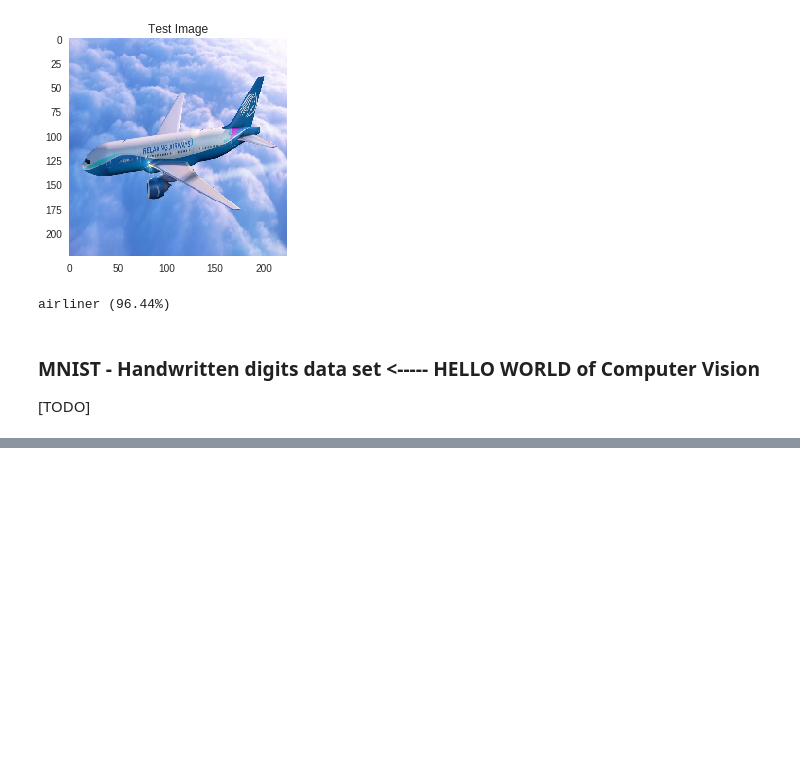
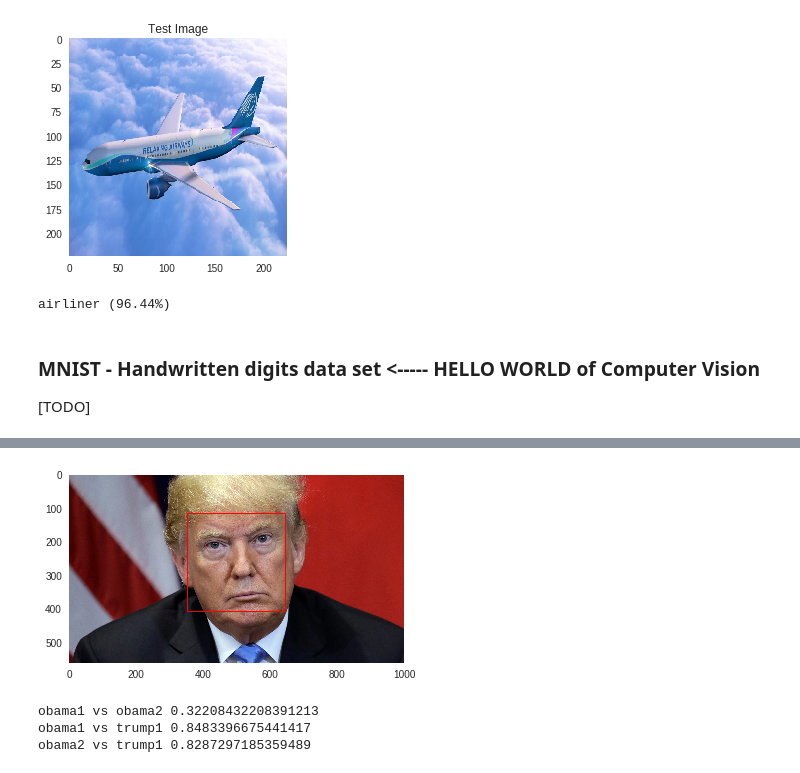
Before and after one commit to ksachdeva/ml-in-hurry, a Jupyter notebook: Machine_Learning_In_Hurry.ipynb, the cells around one changed output, grey strips where cells are left out. Saved outputs shown, nothing was run; the diff lists cells and outputs as text; code cells hidden in the pictures; blank space fills up the shorter version.

```diff
--- a/Machine_Learning_In_Hurry.ipynb
+++ b/Machine_Learning_In_Hurry.ipynb
@@ -836,0 +854,43 @@ This is one of the most exciting application of computer vision. It tries to add
+# %%
+import dlib
+from PIL import Image
+import matplotlib.pyplot as plt
+%matplotlib inline
+from matplotlib.patches import Rectangle
+
+def display_image_with_bbox(image_path, bbox):
+    img = Image.open(image_path)
+    fig = plt.figure()
+    plt.imshow(img)
+
+    ax = plt.gca()
+
+    left, top, width, height = bbox[0], bbox[1], bbox[2], bbox[3]
+
+    # Create a Rectangle patch
+    rect = Rectangle((left,top),width,height,linewidth=1,edgecolor='r',facecolor='none')
+
+    # Add the patch to the Axes
+    ax.add_patch(rect)
+    plt.grid(False)
+    plt.show()
+
+def build_models_for_inference():
+  detector = dlib.cnn_face_detection_model_v1("mmod_human_face_detector.dat")
+  sp = dlib.shape_predictor("shape_predictor_5_face_landmarks.dat")
+  facerec = dlib.face_recognition_model_v1("dlib_face_recognition_resnet_model_v1.dat")
+
+  return detector, sp, facerec
+
+dlib_detector, dlib_sp, dlib_facerec = build_models_for_inference()
+
+
+# fetch the weights for dlib models
+def detect_face(image_path):
+  dlib_img = dlib.load_rgb_image(image_path)
+  dlib_detections = dlib_detector(dlib_img, 1)
+
+  bbox = dlib_detections[0].rect
+  nbox = [bbox.left(), bbox.top(), bbox.width(), bbox.height()]
+
+  display_image_with_bbox(image_path, nbox)
@@ -836,0 +903,4 @@ This is one of the most exciting application of computer vision. It tries to add
+# %%
+detect_face("/content/trump1.jpg")
+# %% [output]
+[figure, added]
@@ -836,0 +919,12 @@ This is one of the most exciting application of computer vision. It tries to add
+# %%
+from scipy.spatial import distance
+
+print(f"obama1 vs obama2 {distance.euclidean(descriptor_1, descriptor_2)}")
+
+# obama vs trump
+print(f"obama1 vs trump1 {distance.euclidean(descriptor_1, descriptor_3)}")
+print(f"obama2 vs trump1 {distance.euclidean(descriptor_2, descriptor_3)}")
+# %% [output]
+obama1 vs obama2 0.32208432208391213
+obama1 vs trump1 0.8483396675441417
+obama2 vs trump1 0.8287297185359489
```
Also changed, not shown: parts of 5 cells of this notebook.
